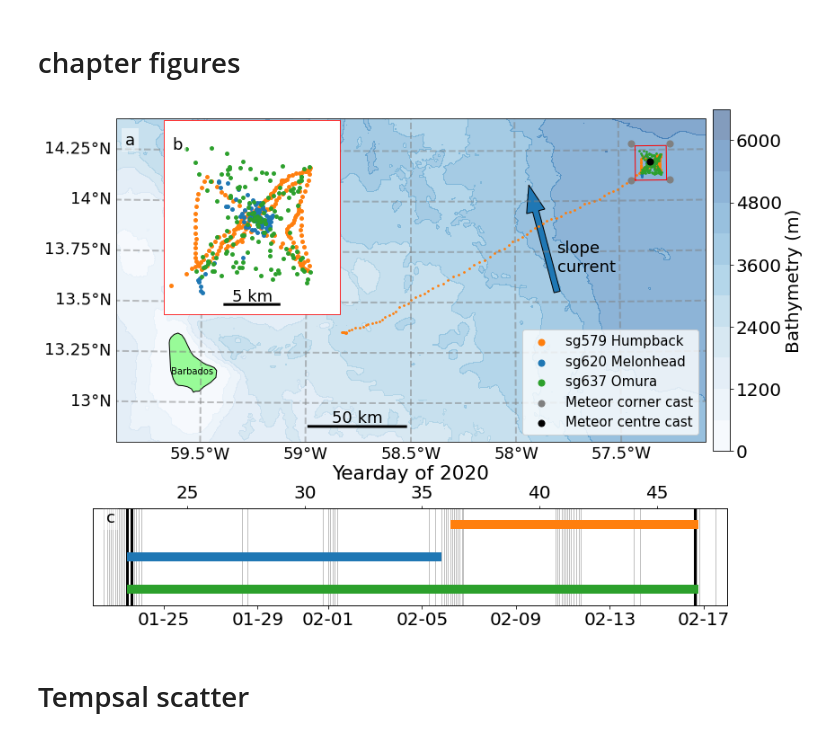
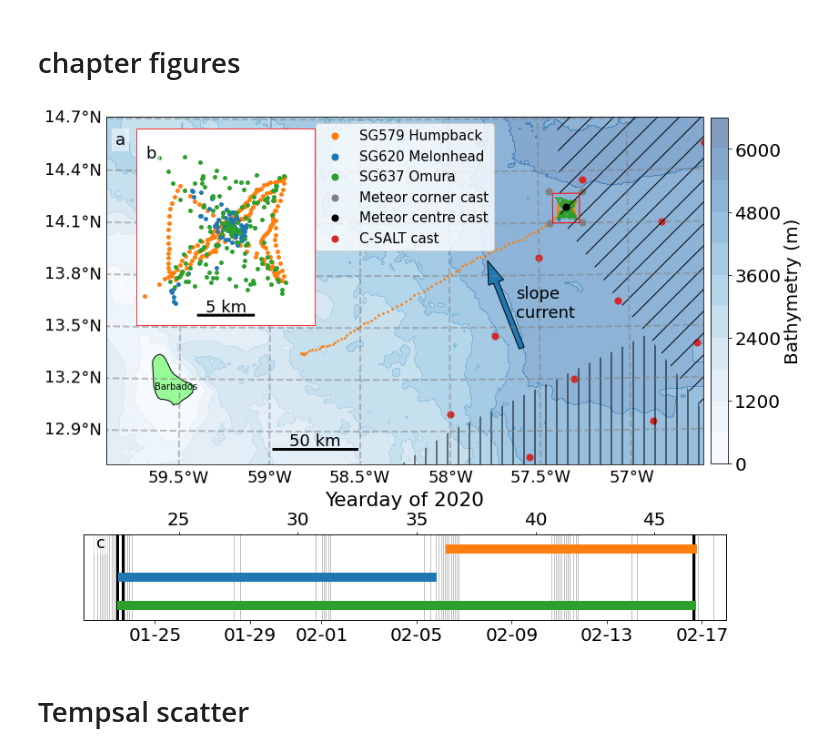
Before and after one commit to callumrollo/eurec4a-thermohaline-figures, a Jupyter notebook: create_figures.ipynb, the cells around one changed output. Cells and saved outputs as stored; diff of their text form; code cells hidden in the pictures.

```diff
--- a/create_figures.ipynb
+++ b/create_figures.ipynb
@@ -127,9 +139,24 @@ platform_colors=['C1', 'C0', 'C2']
+# %%
+csalt_ctd_lon = np.empty((9,8))
+csalt_ctd_lat = np.empty((9,8))
+csalt_ctd_lon[:,-1] = csalt_x
+csalt_ctd_lat[:,-1] = csalt_y
+for i in np.arange(8):
+    csalt_ctd_lon[:,7-i] = csalt_x - csalt_dx_lat*i
+    csalt_ctd_lat[:,7-i] = csalt_y + csalt_dy_lon*i
+# %%
+strong_x = [-57.4, -57.375, -57.0625,-56.9, -56.625, -55, -55]
+strong_y = [15, 14.125, 13.65, 13.45 , 13.05, 8, 15]
+weak_x = [-58.5, -58.0, -56.9, -56.625, -55, -58]
+weak_y = [12.55,12.9, 13.45 , 13.05, 8, 8]
+weak = np.array((weak_x, weak_y)).T
+strong = np.array((strong_x, strong_y)).T
 # %%
 fig = plt.figure(figsize=(14, 10))
 ax = plt.axes(projection=ccrs.AlbersEqualArea(central_longitude=-58.5, central_latitude=13.5))
 coord=ccrs.PlateCarree()
 ax.add_feature(land_10m)
-ax.set_extent([-59.9, -57.1, 12.8, 14.4], crs=ccrs.PlateCarree());
+ax.set_extent([-59.9, -56.6, 12.7, 14.7], crs=ccrs.PlateCarree());
 mappable0 = ax.contourf(lon, lat, -bathy,10, transform=ccrs.PlateCarree(), cmap = 'Blues', alpha=0.5, zorder=-10)
 gl = ax.gridlines(draw_labels=True,
                  linewidth=2, color='gray', alpha=0.5, linestyle='--')
@@ -142,53 +169,62 @@ ax.scatter(df_melon.lon, df_melon.lat,transform=ccrs.PlateCarree(), s=dot_size)
 ax.scatter(df_hump.lon, df_hump.lat,transform=ccrs.PlateCarree(), s=dot_size)
 ax.scatter(df_omura.lon, df_omura.lat,transform=ccrs.PlateCarree(), s=dot_size)
 
-ax.scatter(df_hump.lon+100, df_hump.lat,transform=ccrs.PlateCarree(), s=dot_size_p, label='sg579 Humpback', c='C1')
-ax.scatter(df_melon.lon+100, df_melon.lat,transform=ccrs.PlateCarree(), s=dot_size_p, label='sg620 Melonhead', c='C0')
-ax.scatter(df_omura.lon+100, df_omura.lat,transform=ccrs.PlateCarree(), s=dot_size_p, label='sg637 Omura', c='C2')
+ax.scatter(df_hump.lon+100, df_hump.lat,transform=ccrs.PlateCarree(), s=dot_size_p, label='SG579 Humpback', c='C1')
+ax.scatter(df_melon.lon+100, df_melon.lat,transform=ccrs.PlateCarree(), s=dot_size_p, label='SG620 Melonhead', c='C0')
+ax.scatter(df_omura.lon+100, df_omura.lat,transform=ccrs.PlateCarree(), s=dot_size_p, label='SG637 Omura', c='C2')
 ax.scatter(meteor_grid[:, 0], meteor_grid[:,1], transform = ccrs.PlateCarree(), color='gray',s=dot_size_p, label='Meteor corner cast')
 ax.scatter(*center, transform = ccrs.PlateCarree(), color='k',s=dot_size_p, label='Meteor centre cast')
 ax.plot([-57.42, -57.42, -57.27, -57.27, -57.42], [14.1, 14.27, 14.27, 14.1, 14.1], color='red', transform = ccrs.PlateCarree())
-ax.legend(loc=4)
+
+# C-SALT
+
+ax.scatter(csalt_ctd_lon, csalt_ctd_lat,transform=ccrs.PlateCarree(),  c='C3', s=dot_size_p, label='C-SALT cast')
+p = patches.Polygon(strong, linewidth=0, fill=None, hatch='/', transform=ccrs.PlateCarree())
+ax.add_patch(p)
+p = patches.Polygon(weak, linewidth=0, fill=None, hatch='|', transform=ccrs.PlateCarree())
+ax.add_patch(p)
+
+ax.legend(loc=9)
 
 fig.colorbar(mappable=mappable0, ax=ax, label='Bathymetry (m)', shrink=0.7, pad=0.01)
 
-sub_ax = plt.axes([0.15, 0.45, 0.25, 0.3], projection=ccrs.AlbersEqualArea(central_longitude=-57.5, central_latitude=14))
+sub_ax = plt.axes([0.13, 0.45, 0.25, 0.3], projection=ccrs.AlbersEqualArea(central_longitude=-57.5, central_latitude=14))
 sub_ax.set_extent([-57.42, -57.27, 14.1, 14.27], crs=ccrs.PlateCarree())
 sub_ax.scatter(df_hump.lon, df_hump.lat,transform=ccrs.PlateCarree(), s=dot_size_zoom, label='sg620 Humpback', c='C1')
 sub_ax.scatter(df_melon.lon, df_melon.lat,transform=ccrs.PlateCarree(), s=dot_size_zoom, label='sg579 Melonhead', c='C0')
 sub_ax.scatter(df_omura.lon, df_omura.lat,transform=ccrs.PlateCarree(), s=dot_size_zoom, label='sg637 Omura', c='C2')
 for child in sub_ax.get_children():
     if isinstance(child, matplotlib.spines.Spine):
         child.set_color('red')
 
-scale_bar(ax, location=(0.41,0.05))
+scale_bar(ax, location=(0.35,0.05))
 scale_bar(sub_ax, location=(0.5,0.05), length=5)
 ax.text(-59.64, 13.14, 'Barbados', transform = ccrs.PlateCarree(), fontsize=10)
 
-ax0 = plt.axes([0.1, 0, 0.7, 0.15])
+ax0 = plt.axes([0.1, 0, 0.7, 0.13])
 for i, glider_span in enumerate([sg579_present, sg620_present, sg637_present]):
     ax0.plot(glider_span, [-i,-i], linewidth=10, label=platform_labels[i], zorder=10, color=platform_colors[i])
 ax0.plot([0,0],[i+1, i+1], label='Meteor box cast', color='gray', linewidth=0.5)
 for cast in ctd_outer_box_locs.datetime_first_scan:
     ax0.axvline(cast, color='gray', linewidth=0.5)
 ax0.plot([0,0],[i+1, i+1], label='Meteor center cast', color='k', linewidth=3)
 for cast in ctd_center_locs.datetime_first_scan:
     ax0.axvline(cast, color='k', linewidth=3)
 ax0.set(xlim=[datetime(2020,1,22), datetime(2020,2,18)], ylim=[-2.5, 0.5])
 myFmt = mdates.DateFormatter('%m-%d')
 ax0.xaxis.set_major_formatter(myFmt)
 ax1 = ax0.twiny()
 ax1.plot(range(100), np.ones(100)*100)
 
 ax1.set_xlim([datetime(2020,1,22).timetuple().tm_yday-1, datetime(2020,2,18).timetuple().tm_yday-1])
 ax0.set_title('Yearday of 2020')
 ax0.set_yticks([]);
 letterboxes([ax, sub_ax, ax0], loc=[[0.015, 0.92], [0.05, 0.85], [0.02, 0.85]])
-ax.arrow(-57.8, 13.55, -0.1, 0.4, transform = ccrs.PlateCarree(), width=0.03, zorder=-1)
-ax.text(-57.8, 13.65, 'slope\ncurrent', transform = ccrs.PlateCarree())
+ax.arrow(-57.6, 13.38, -0.14, 0.38, transform = ccrs.PlateCarree(), width=0.03, zorder=-1)
+ax.text(-57.63, 13.56, 'slope\ncurrent', transform = ccrs.PlateCarree())
 savefig('basemap')
 # %% [output]
-[figure, old version]
+[figure, new version]
 # %% [markdown]
 # Tempsal scatter
 # %%
```
Also changed, not shown: parts of 13 cells of this notebook, 1 other file.
